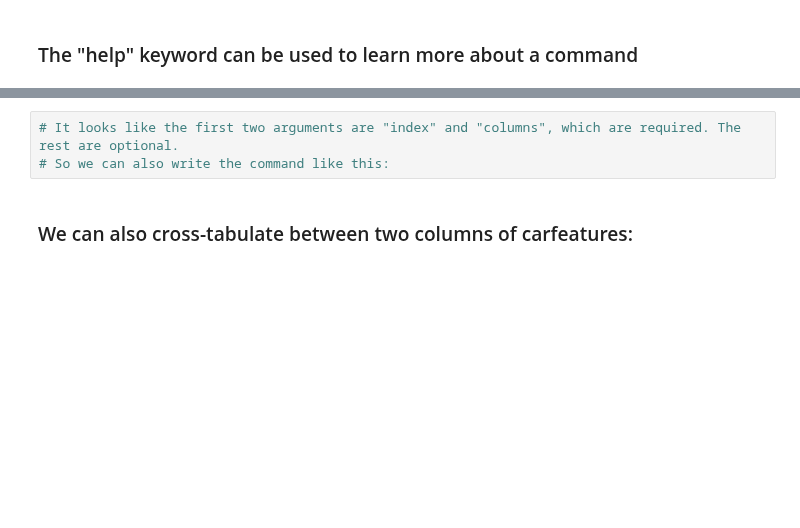
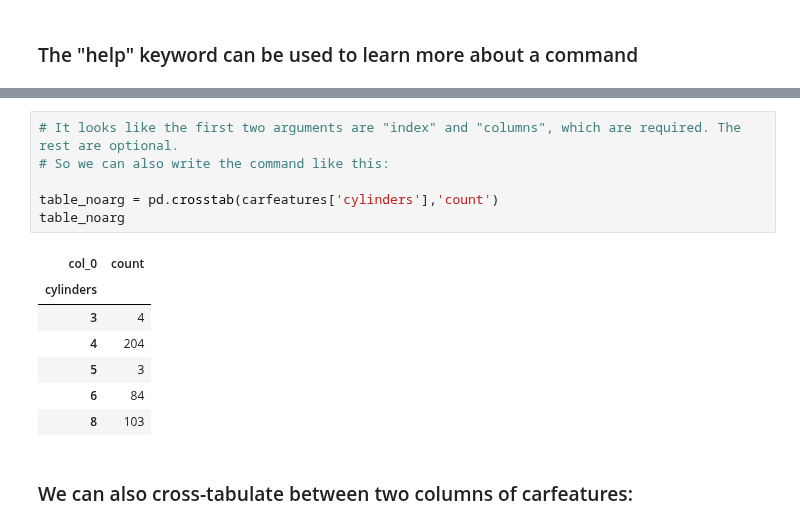
Before and after one commit to amateo6-ant/datasci151fall2026, a Jupyter notebook: lecture_02/Lecture02 copy.ipynb, the cells around one changed output, grey strips where cells are left out. Saved outputs shown, nothing was run; the diff lists cells and outputs as text; blank space fills up the shorter version.

```diff
--- a/lecture_02/Lecture02 copy.ipynb
+++ b/lecture_02/Lecture02 copy.ipynb
@@ -195,6 +324,17 @@ help (pd.crosstab)
 # %%
 # It looks like the first two arguments are "index" and "columns", which are required. The rest are optional.
 # So we can also write the command like this:
+
+table_noarg = pd.crosstab(carfeatures['cylinders'],'count')
+table_noarg
+# %% [output]
+| col_0 | count |
+| cylinders |  |
+| 3 | 4 |
+| 4 | 204 |
+| 5 | 3 |
+| 6 | 84 |
+| 8 | 103 |
 # %% [markdown]
 ### We can also cross-tabulate between two columns of carfeatures:
 # %%
```
Also changed, not shown: parts of 15 cells of this notebook.
